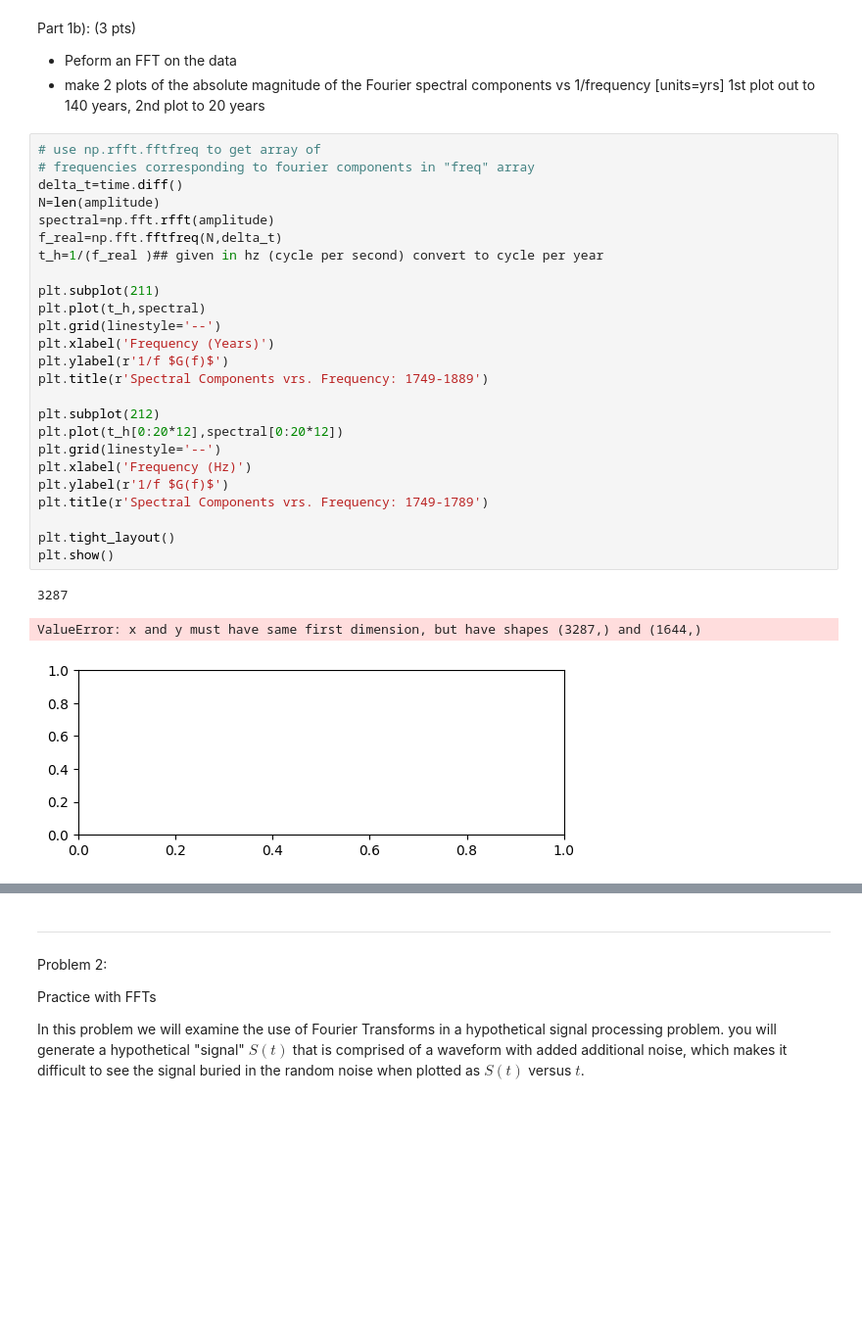
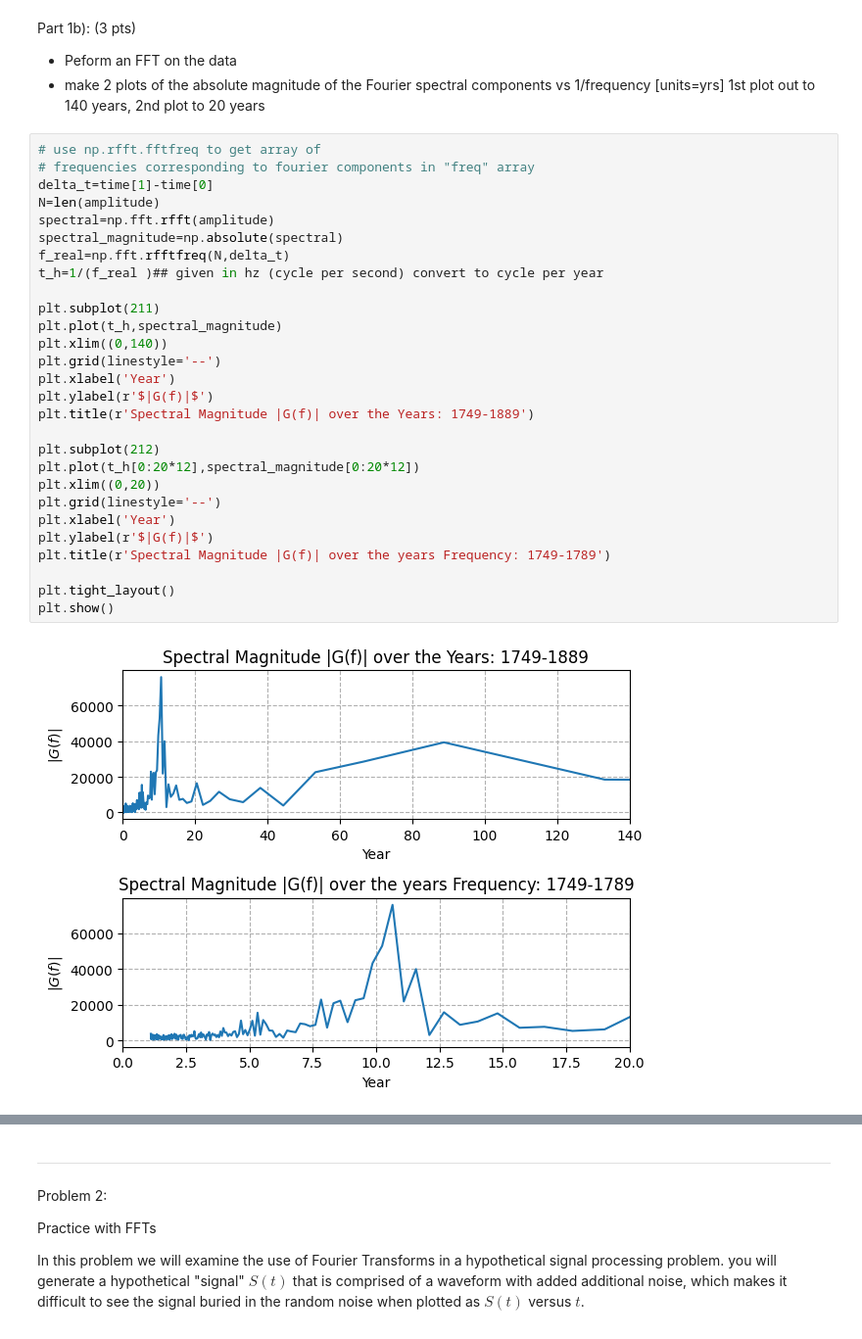
Before and after one commit to Djamil17/computational-physics-recipes, a Jupyter notebook: Homework/Homework3/Phys474_S23_Hwk3.ipynb, the cells around one changed output, grey strips where cells are left out. Shown: that part at 98% size. Drawn from its saved outputs; the diff is of its cells as text; blank space fills up the shorter version.

```diff
--- a/Homework/Homework3/Phys474_S23_Hwk3.ipynb
+++ b/Homework/Homework3/Phys474_S23_Hwk3.ipynb
@@ -76,31 +107,32 @@ Part 1b): (3 pts)
 # %%
 # use np.rfft.fftfreq to get array of
 # frequencies corresponding to fourier components in "freq" array
-delta_t=time.diff()
+delta_t=time[1]-time[0]
 N=len(amplitude)
 spectral=np.fft.rfft(amplitude)
-f_real=np.fft.fftfreq(N,delta_t)
+spectral_magnitude=np.absolute(spectral)
+f_real=np.fft.rfftfreq(N,delta_t)
 t_h=1/(f_real )## given in hz (cycle per second) convert to cycle per year
 
 plt.subplot(211)
-plt.plot(t_h,spectral)
+plt.plot(t_h,spectral_magnitude)
+plt.xlim((0,140))
 plt.grid(linestyle='--')
-plt.xlabel('Frequency (Years)')
-plt.ylabel(r'1/f $G(f)$')
-plt.title(r'Spectral Components vrs. Frequency: 1749-1889')
+plt.xlabel('Year')
+plt.ylabel(r'$|G(f)|$')
+plt.title(r'Spectral Magnitude |G(f)| over the Years: 1749-1889')
 
 plt.subplot(212)
-plt.plot(t_h[0:20*12],spectral[0:20*12])
+plt.plot(t_h[0:20*12],spectral_magnitude[0:20*12])
+plt.xlim((0,20))
 plt.grid(linestyle='--')
-plt.xlabel('Frequency (Hz)')
-plt.ylabel(r'1/f $G(f)$')
-plt.title(r'Spectral Components vrs. Frequency: 1749-1789')
+plt.xlabel('Year')
+plt.ylabel(r'$|G(f)|$')
+plt.title(r'Spectral Magnitude |G(f)| over the years Frequency: 1749-1789')
 
 plt.tight_layout()
 plt.show()
 # %% [output]
-3287
-ValueError: x and y must have same first dimension, but have shapes (3287,) and (1644,)
-[figure, old version]
+[figure, new version]
 # %% [markdown]
 Observations
```
Also changed, not shown: parts of 11 cells of this notebook, 1 other file.
